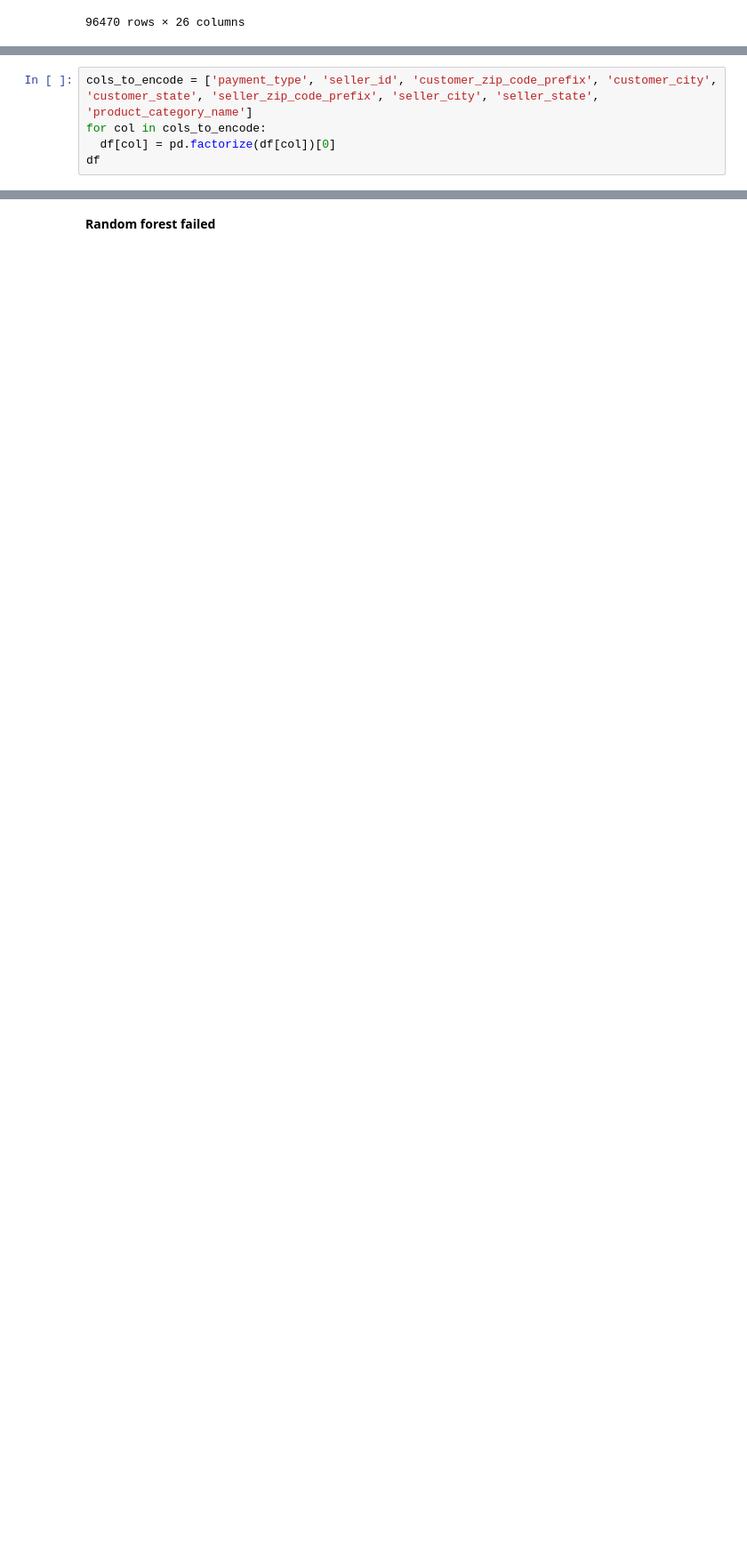
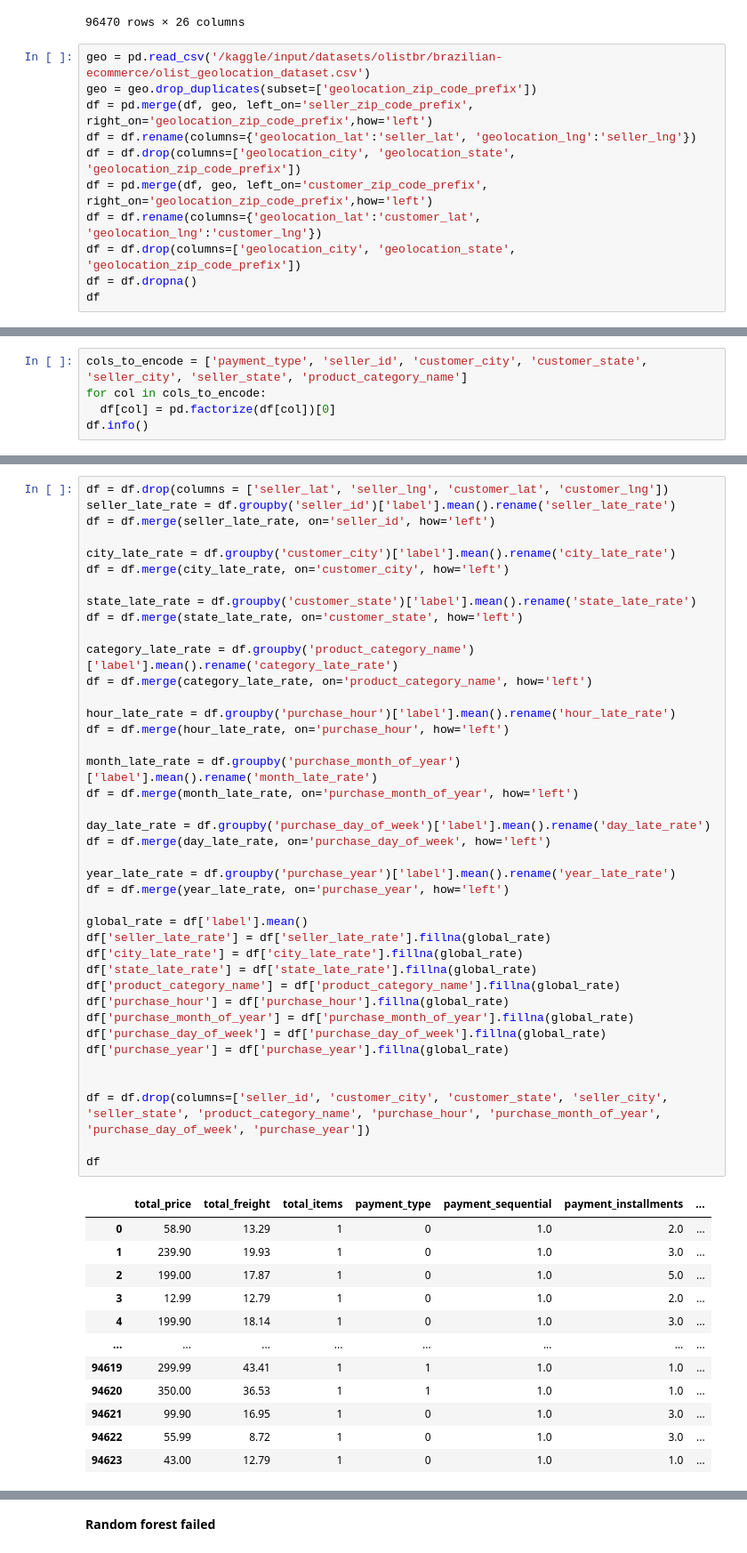
Before and after one commit to ElHefnawy1290/Late-order-prediction, a Jupyter notebook: late-order-prediction.ipynb, the cells around one changed output, grey strips where cells are left out. Shown at 89% size. Drawn from its saved outputs; the diff is of its cells as text; blank space fills up the shorter version.

Commit message:
improving error rate but still bad

```diff
--- a/late-order-prediction.ipynb
+++ b/late-order-prediction.ipynb
@@ -250,3 +250,14 @@ df
 | 96468 | 55.99 | 8.72 | 1 | credit_card | 2b3e4a2a3ea8e01938cabda2a3e5cc79 | 1.0 | ... |
 | 96469 | 43.00 | 12.79 | 1 | credit_card | f7ccf836d21b2fb1de37564105216cc1 | 1.0 | ... |
 96470 rows × 26 columns
+# %%
+geo = pd.read_csv('/kaggle/input/datasets/olistbr/brazilian-ecommerce/olist_geolocation_dataset.csv')
+geo = geo.drop_duplicates(subset=['geolocation_zip_code_prefix'])
+df = pd.merge(df, geo, left_on='seller_zip_code_prefix', right_on='geolocation_zip_code_prefix',how='left')
+df = df.rename(columns={'geolocation_lat':'seller_lat', 'geolocation_lng':'seller_lng'})
+df = df.drop(columns=['geolocation_city', 'geolocation_state', 'geolocation_zip_code_prefix'])
+df = pd.merge(df, geo, left_on='customer_zip_code_prefix', right_on='geolocation_zip_code_prefix',how='left')
+df = df.rename(columns={'geolocation_lat':'customer_lat', 'geolocation_lng':'customer_lng'})
+df = df.drop(columns=['geolocation_city', 'geolocation_state', 'geolocation_zip_code_prefix'])
+df = df.dropna()
+df
@@ -253,6 +311,6 @@ df
 # %%
-cols_to_encode = ['payment_type', 'seller_id', 'customer_zip_code_prefix', 'customer_city', 'customer_state', 'seller_zip_code_prefix', 'seller_city', 'seller_state', 'product_category_name']
+cols_to_encode = ['payment_type', 'seller_id', 'customer_city', 'customer_state', 'seller_city', 'seller_state', 'product_category_name']
 for col in cols_to_encode:
   df[col] = pd.factorize(df[col])[0]
-df
+df.info()
 # %% [output]
@@ -271,0 +334,53 @@ df
+# %%
+df = df.drop(columns = ['seller_lat', 'seller_lng', 'customer_lat', 'customer_lng'])
+seller_late_rate = df.groupby('seller_id')['label'].mean().rename('seller_late_rate')
+df = df.merge(seller_late_rate, on='seller_id', how='left')
+
+city_late_rate = df.groupby('customer_city')['label'].mean().rename('city_late_rate')
+df = df.merge(city_late_rate, on='customer_city', how='left')
+
+state_late_rate = df.groupby('customer_state')['label'].mean().rename('state_late_rate')
+df = df.merge(state_late_rate, on='customer_state', how='left')
+
+category_late_rate = df.groupby('product_category_name')['label'].mean().rename('category_late_rate')
+df = df.merge(category_late_rate, on='product_category_name', how='left')
+
+hour_late_rate = df.groupby('purchase_hour')['label'].mean().rename('hour_late_rate')
+df = df.merge(hour_late_rate, on='purchase_hour', how='left')
+
+month_late_rate = df.groupby('purchase_month_of_year')['label'].mean().rename('month_late_rate')
+df = df.merge(month_late_rate, on='purchase_month_of_year', how='left')
+
+day_late_rate = df.groupby('purchase_day_of_week')['label'].mean().rename('day_late_rate')
+df = df.merge(day_late_rate, on='purchase_day_of_week', how='left')
+
+year_late_rate = df.groupby('purchase_year')['label'].mean().rename('year_late_rate')
+df = df.merge(year_late_rate, on='purchase_year', how='left')
+
+global_rate = df['label'].mean()
+df['seller_late_rate'] = df['seller_late_rate'].fillna(global_rate)
+df['city_late_rate'] = df['city_late_rate'].fillna(global_rate)
+df['state_late_rate'] = df['state_late_rate'].fillna(global_rate)
+df['product_category_name'] = df['product_category_name'].fillna(global_rate)
+df['purchase_hour'] = df['purchase_hour'].fillna(global_rate)
+df['purchase_month_of_year'] = df['purchase_month_of_year'].fillna(global_rate)
+df['purchase_day_of_week'] = df['purchase_day_of_week'].fillna(global_rate)
+df['purchase_year'] = df['purchase_year'].fillna(global_rate)
+
+
+df = df.drop(columns=['seller_id', 'customer_city', 'customer_state', 'seller_city', 'seller_state', 'product_category_name', 'purchase_hour', 'purchase_month_of_year', 'purchase_day_of_week', 'purchase_year'])
+
+df
+# %% [output]
+|  | total_price | total_freight | total_items | payment_type | payment_sequential | payment_installments | ... |
+| 0 | 58.90 | 13.29 | 1 | 0 | 1.0 | 2.0 | ... |
+| 1 | 239.90 | 19.93 | 1 | 0 | 1.0 | 3.0 | ... |
+| 2 | 199.00 | 17.87 | 1 | 0 | 1.0 | 5.0 | ... |
+| 3 | 12.99 | 12.79 | 1 | 0 | 1.0 | 2.0 | ... |
+| 4 | 199.90 | 18.14 | 1 | 0 | 1.0 | 3.0 | ... |
+| ... | ... | ... | ... | ... | ... | ... | ... |
+| 94619 | 299.99 | 43.41 | 1 | 1 | 1.0 | 1.0 | ... |
+| 94620 | 350.00 | 36.53 | 1 | 1 | 1.0 | 1.0 | ... |
+| 94621 | 99.90 | 16.95 | 1 | 0 | 1.0 | 3.0 | ... |
+| 94622 | 55.99 | 8.72 | 1 | 0 | 1.0 | 3.0 | ... |
+| 94623 | 43.00 | 12.79 | 1 | 0 | 1.0 | 1.0 | ... |
```
Also changed, not shown: parts of 12 cells of this notebook.
